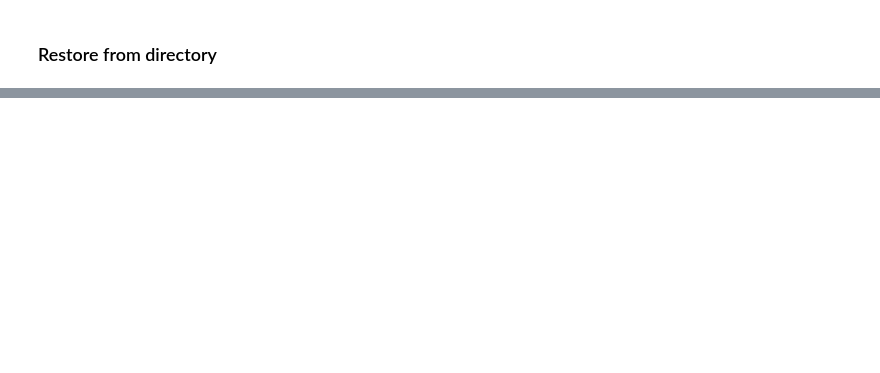
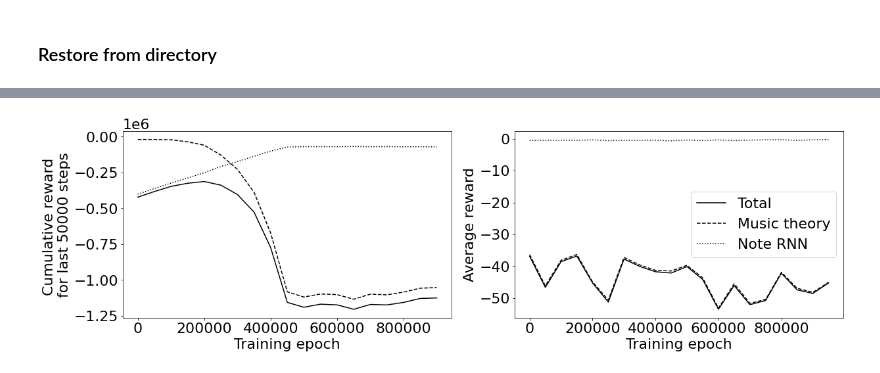
Before and after one commit to MirkoNJ/generating-music-tf-1, a Jupyter notebook: notebooks/DRL_with_RL_Tuner.ipynb, the cells around one changed output, grey strips where cells are left out. Cells and saved outputs as stored; diff of their text form; code cells hidden in the pictures; blank space fills up the shorter version.

```diff
--- a/notebooks/DRL_with_RL_Tuner.ipynb
+++ b/notebooks/DRL_with_RL_Tuner.ipynb
@@ -237,0 +279,28 @@ x.restore_from_directory(Checkpoint_Directory+DRL_ckpt_dir_name,'model_full_no_c
+# %%
+def plot_evaluation_and_rewards(rltuner, t):
+
+    reward_batch = rltuner.output_every_nth
+    x = [reward_batch * i for i in np.arange(len(rltuner.eval_avg_reward))]
+    x2 = [reward_batch * i for i in np.arange(len(rltuner.rewards_batched))]
+    fig, (ax1, ax2) = plt.subplots(1,2, figsize=(17, 5), constrained_layout=True)
+
+    ax1.plot(x2, rltuner.rewards_batched, color='black')
+    ax1.plot(x2, rltuner.music_theory_rewards_batched, color='black', linestyle='dashed')
+    ax1.plot(x2, rltuner.note_rnn_rewards_batched, color='black', linestyle='dotted')
+    ax1.set_xlabel('Training epoch')
+    ax1.set_ylabel('Cumulative reward \nfor last ' + str(reward_batch) + ' steps')
+
+    ax2.plot(x, rltuner.eval_avg_reward, color='black')
+    ax2.plot(x, rltuner.eval_avg_music_theory_reward, color='black', linestyle='dashed')
+    ax2.plot(x, rltuner.eval_avg_note_rnn_reward, color='black', linestyle='dotted')
+    ax2.set_xlabel('Training epoch')
+    ax2.set_ylabel('Average reward')
+    ax2.legend(['Total', 'Music theory', 'Note RNN'], loc='center right')
+
+
+    plt.rcParams.update({'font.size': 22})
+    plt.savefig(os.path.join(t+'.png'),  facecolor="w", transparent= False, dpi=300, format='png') #, bbox_inches='tight', transparent= False
+    return plt
+# %%
+plot_evaluation_and_rewards(x, 'reward_plots')
+# %% [output]
@@ -237,0 +308 @@ x.restore_from_directory(Checkpoint_Directory+DRL_ckpt_dir_name,'model_full_no_c
+[figure, added]
```
Also changed, not shown: parts of 20 cells of this notebook, 12 other files.
